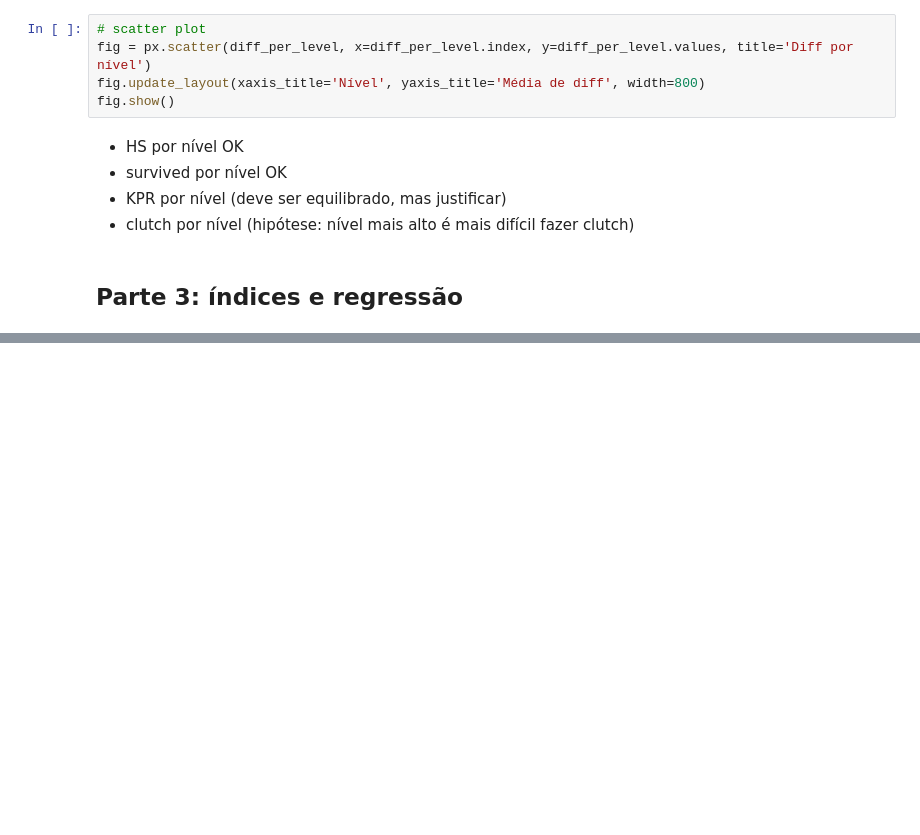
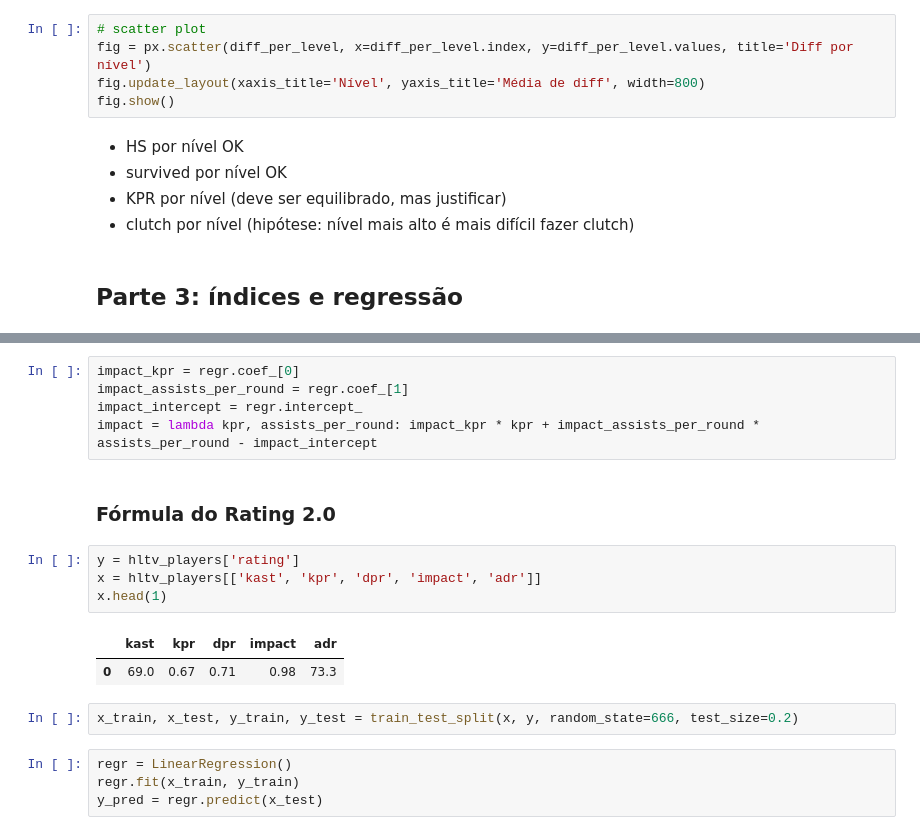
Before and after one commit to Salies/eda, a Jupyter notebook: gc_csgo_eda.ipynb, the cells around one changed output, grey strips where cells are left out. Saved outputs shown, nothing was run; the diff lists cells and outputs as text; blank space fills up the shorter version.

```diff
--- a/gc_csgo_eda.ipynb
+++ b/gc_csgo_eda.ipynb
@@ -969,0 +1019,20 @@ fig.show()
+# %%
+impact_kpr = regr.coef_[0]
+impact_assists_per_round = regr.coef_[1]
+impact_intercept = regr.intercept_
+impact = lambda kpr, assists_per_round: impact_kpr * kpr + impact_assists_per_round * assists_per_round - impact_intercept
+# %% [markdown]
+### Fórmula do Rating 2.0
+# %%
+y = hltv_players['rating']
+x = hltv_players[['kast', 'kpr', 'dpr', 'impact', 'adr']]
+x.head(1)
+# %% [output]
+|  | kast | kpr | dpr | impact | adr |
+| 0 | 69.0 | 0.67 | 0.71 | 0.98 | 73.3 |
+# %%
+x_train, x_test, y_train, y_test = train_test_split(x, y, random_state=666, test_size=0.2)
+# %%
+regr = LinearRegression()
+regr.fit(x_train, y_train)
+y_pred = regr.predict(x_test)
```
Also changed, not shown: parts of 22 cells of this notebook, 6 other files.
